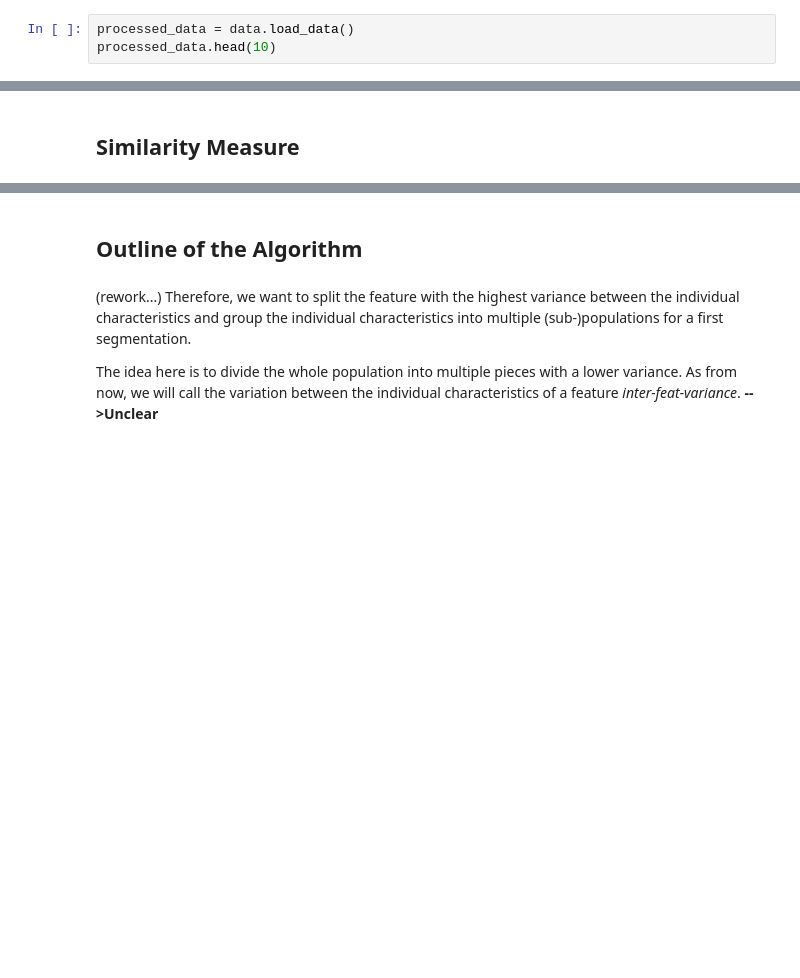
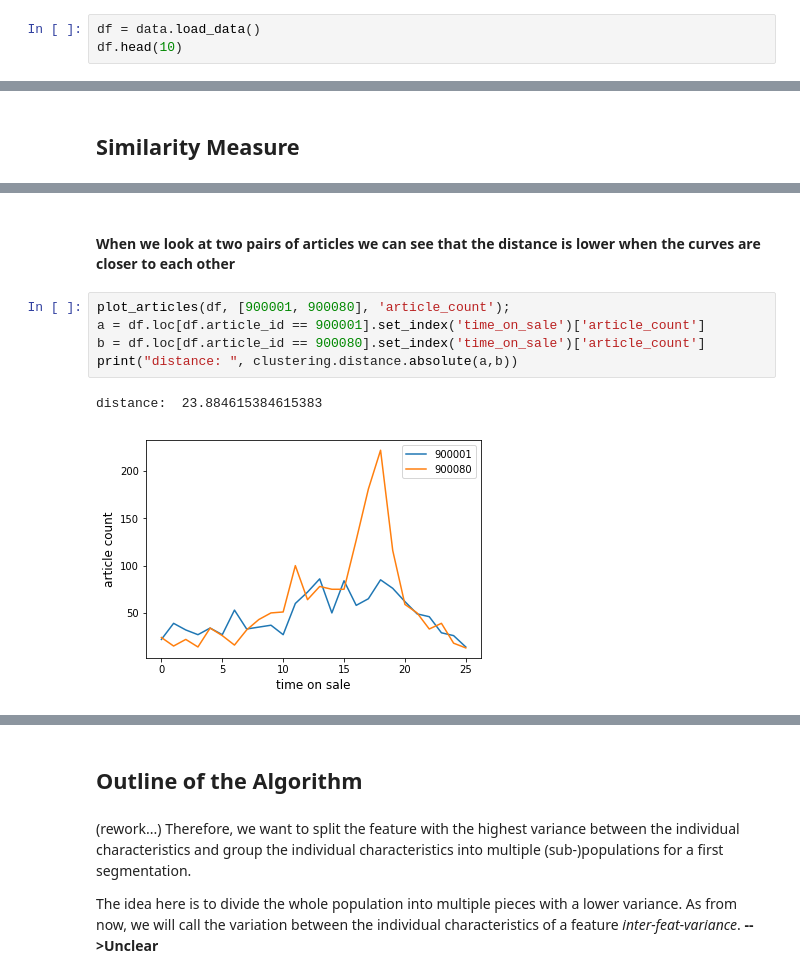
Before and after one commit to indyfree/tailor, a Jupyter notebook: notebooks/10-presentation-notebook.ipynb, the cells around one changed output, grey strips where cells are left out. Saved outputs shown, nothing was run; the diff lists cells and outputs as text; blank space fills up the shorter version.

Commit message:
Add some clustering chapters and rephrase some stuff

```diff
--- a/notebooks/10-presentation-notebook.ipynb
+++ b/notebooks/10-presentation-notebook.ipynb
@@ -166,8 +166,8 @@ Next, we want to give an overview of the processed data and illustrate our proce
 # %% [markdown]
 ## Example of the Processed Data
 # %%
-processed_data = data.load_data()
-processed_data.head(10)
+df = data.load_data()
+df.head(10)
 # %% [output]
 |  | article_id | time_on_sale | original_price | markdown | stock_total | article_count | revenue | avq | ... |
 | 0 | 900001 | 0 | 59.95 | 0.00 | 1499 | 22 | 1304.90 | 0.72 | ... |
@@ -281,0 +296,10 @@ Moreover, the variance within the cluster should be as low as possible, while th
+# %% [markdown]
+#### When we look at two pairs of articles we can see that the distance is lower when the curves are closer to each other
+# %%
+plot_articles(df, [900001, 900080], 'article_count');
+a = df.loc[df.article_id == 900001].set_index('time_on_sale')['article_count']
+b = df.loc[df.article_id == 900080].set_index('time_on_sale')['article_count']
+print("distance: ", clustering.distance.absolute(a,b))
+# %% [output]
+distance:  23.884615384615383
+[figure, added]
```
Also changed, not shown: parts of 15 cells of this notebook, 1 other file.
